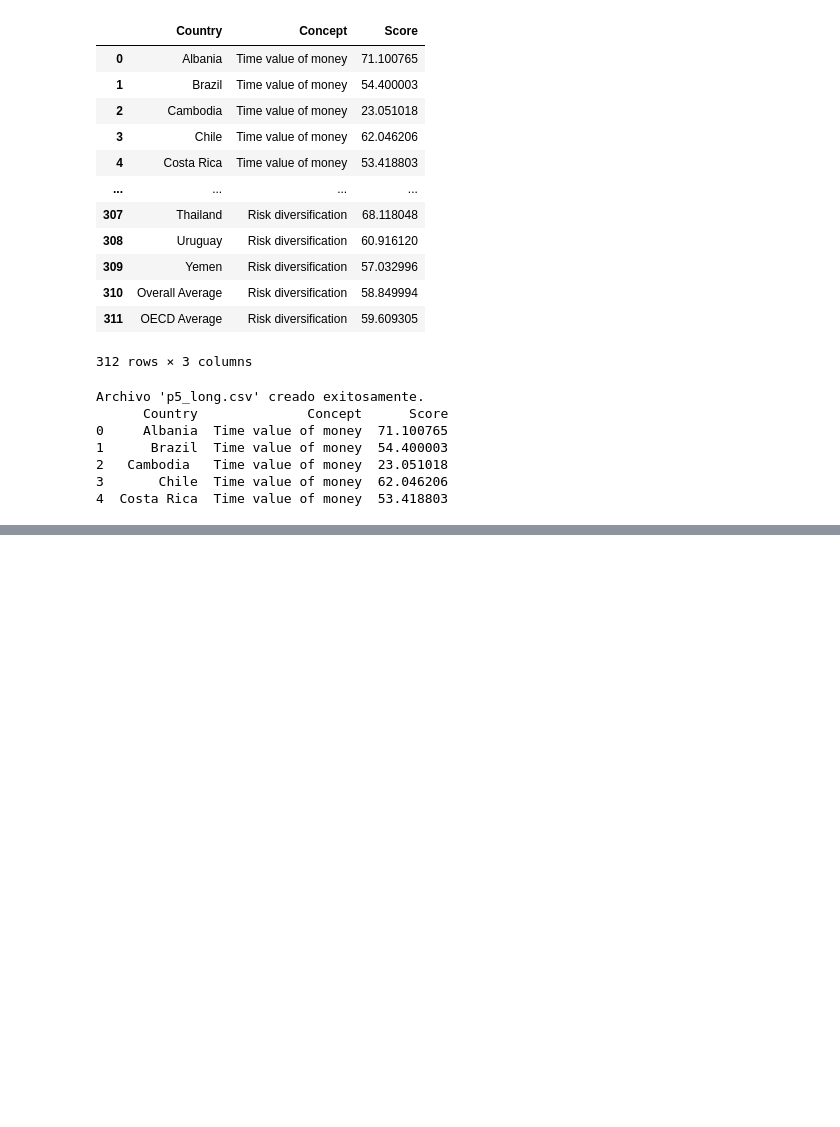
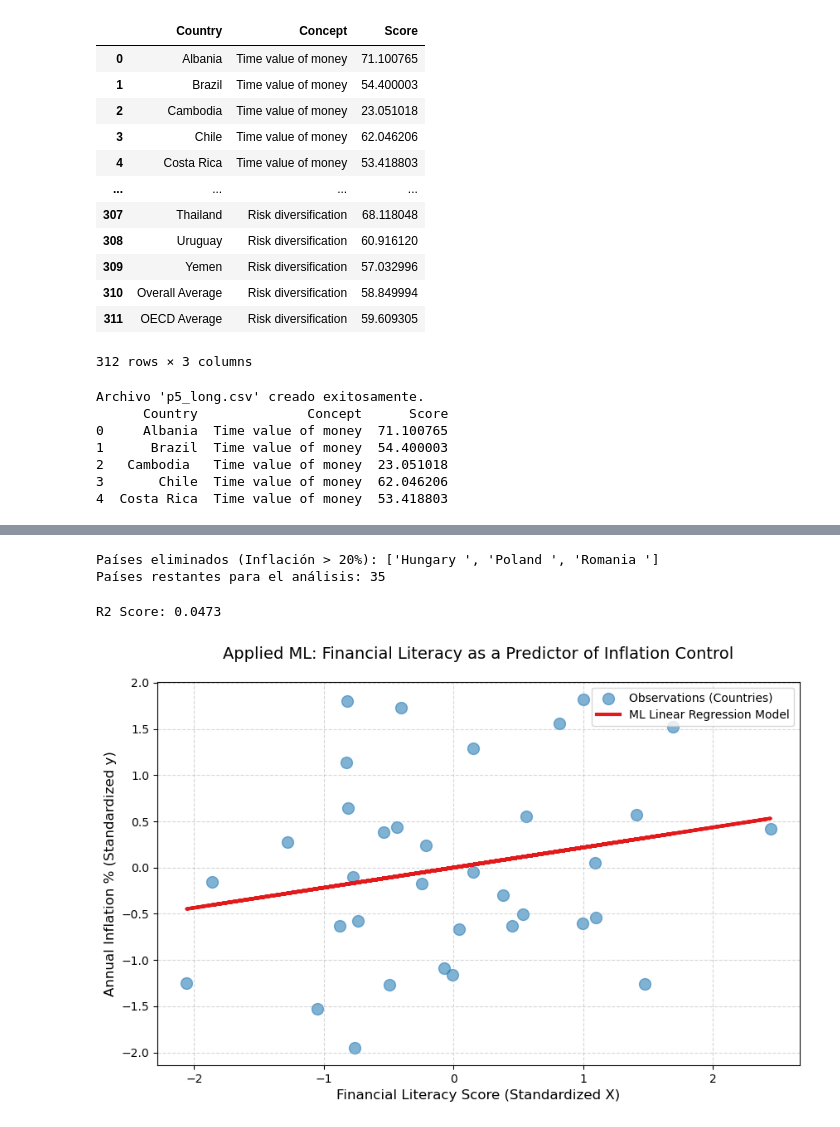
Before and after one commit to CarlosGV1208/CarlosGV1208.github.io, a Jupyter notebook: project/project.ipynb, the cells around one changed output, grey strips where cells are left out. Saved outputs shown, nothing was run; the diff lists cells and outputs as text; code cells hidden in the pictures; blank space fills up the shorter version.

```diff
--- a/project/project.ipynb
+++ b/project/project.ipynb
@@ -440,0 +506,52 @@ Archivo 'p5_long.csv' creado exitosamente.
+# %%
+# 1. Filtrar el DataFrame original (df_ml)
+# Mantenemos solo países con inflación <= 20%
+df_clean = df_ml[df_ml['Inflation'] <= 10].copy()
+
+# Opcional: Ver qué países fueron eliminados como outliers
+outliers = df_ml[df_ml['Inflation'] > 10]
+print(f"Países eliminados (Inflación > 20%): {outliers['Country'].tolist()}")
+print(f"Países restantes para el análisis: {len(df_clean)}")
+
+# Preparamos las variables X y y con los datos limpios
+X_clean = df_clean[['Financial Literacy Score']].values
+y_clean = df_clean['Inflation'].values.reshape(-1, 1)
+# %% [output]
+Países eliminados (Inflación > 20%): ['Hungary ', 'Poland ', 'Romania ']
+Países restantes para el análisis: 35
+# %%
+# Estandarización usando StandardScaler
+scaler_X = StandardScaler()
+scaler_y = StandardScaler()
+
+X_std = scaler_X.fit_transform(X_clean)
+y_std = scaler_y.fit_transform(y_clean)
+# %%
+# Aplicar el algoritmo Supervised Learning
+model = LinearRegression()
+model.fit(X_std, y_std)
+
+# Generar predicción para la línea de tendencia
+y_pred = model.predict(X_std)
+
+print(f"R2 Score: {r2_score(y_std, y_pred):.4f}")
+# %% [output]
+R2 Score: 0.0473
+# %%
+plt.figure(figsize=(10, 6))
+
+# Puntos de los países
+plt.scatter(X_std, y_std, color='#2c7fb8', alpha=0.6, s=100, label='Observations (Countries)')
+
+# Línea de regresión calculada por ML
+plt.plot(X_std, y_pred, color='#e31a1c', linewidth=3, label='ML Linear Regression Model')
+
+plt.title('Applied ML: Financial Literacy as a Predictor of Inflation Control', fontsize=14, pad=20)
+plt.xlabel('Financial Literacy Score (Standardized X)', fontsize=12)
+plt.ylabel('Annual Inflation % (Standardized y)', fontsize=12)
+plt.legend()
+plt.grid(True, linestyle='--', alpha=0.5)
+
+plt.show()
+# %% [output]
+[figure, added]
```
Also changed, not shown: parts of 25 cells of this notebook, 1 other file.
